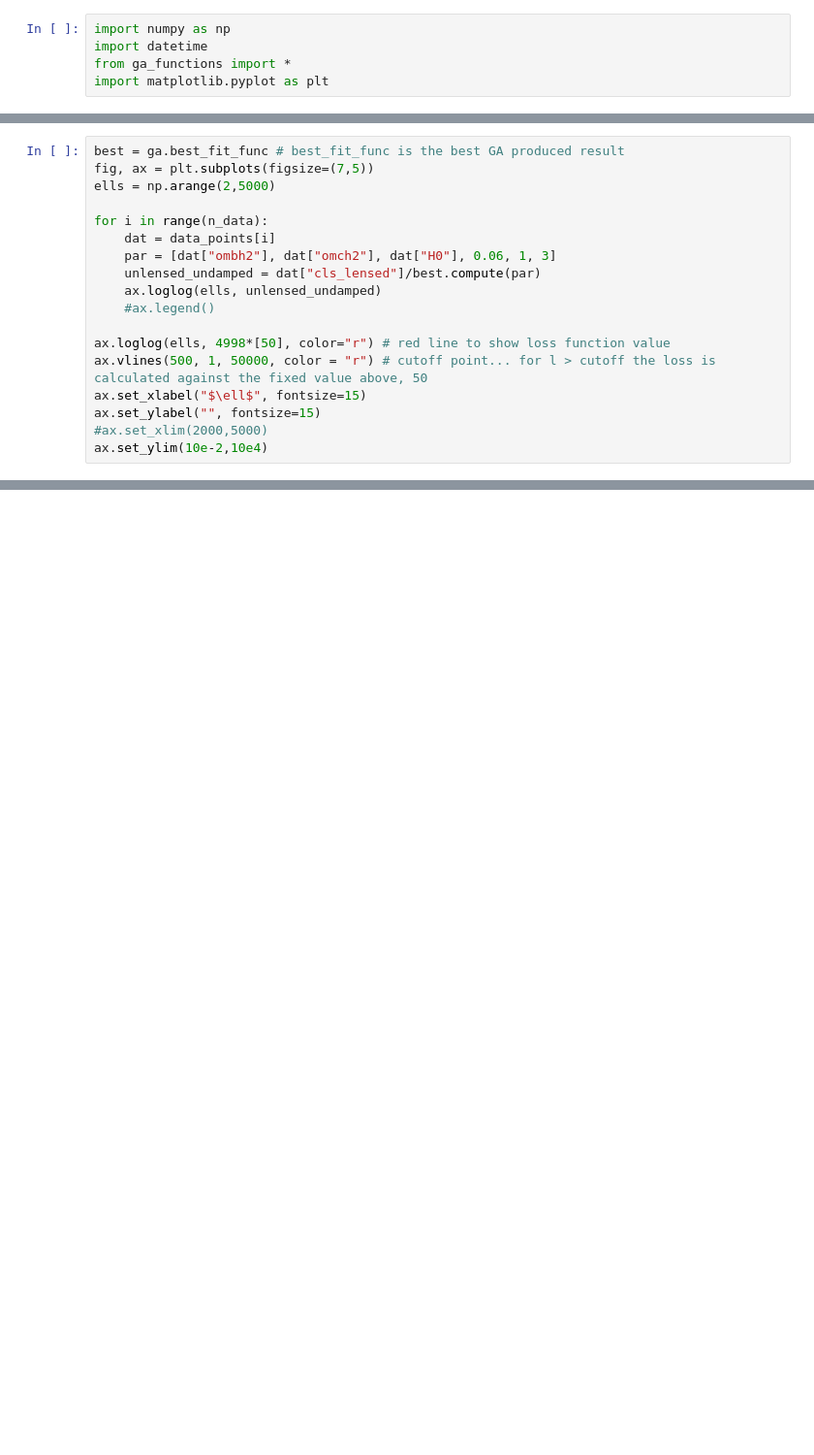
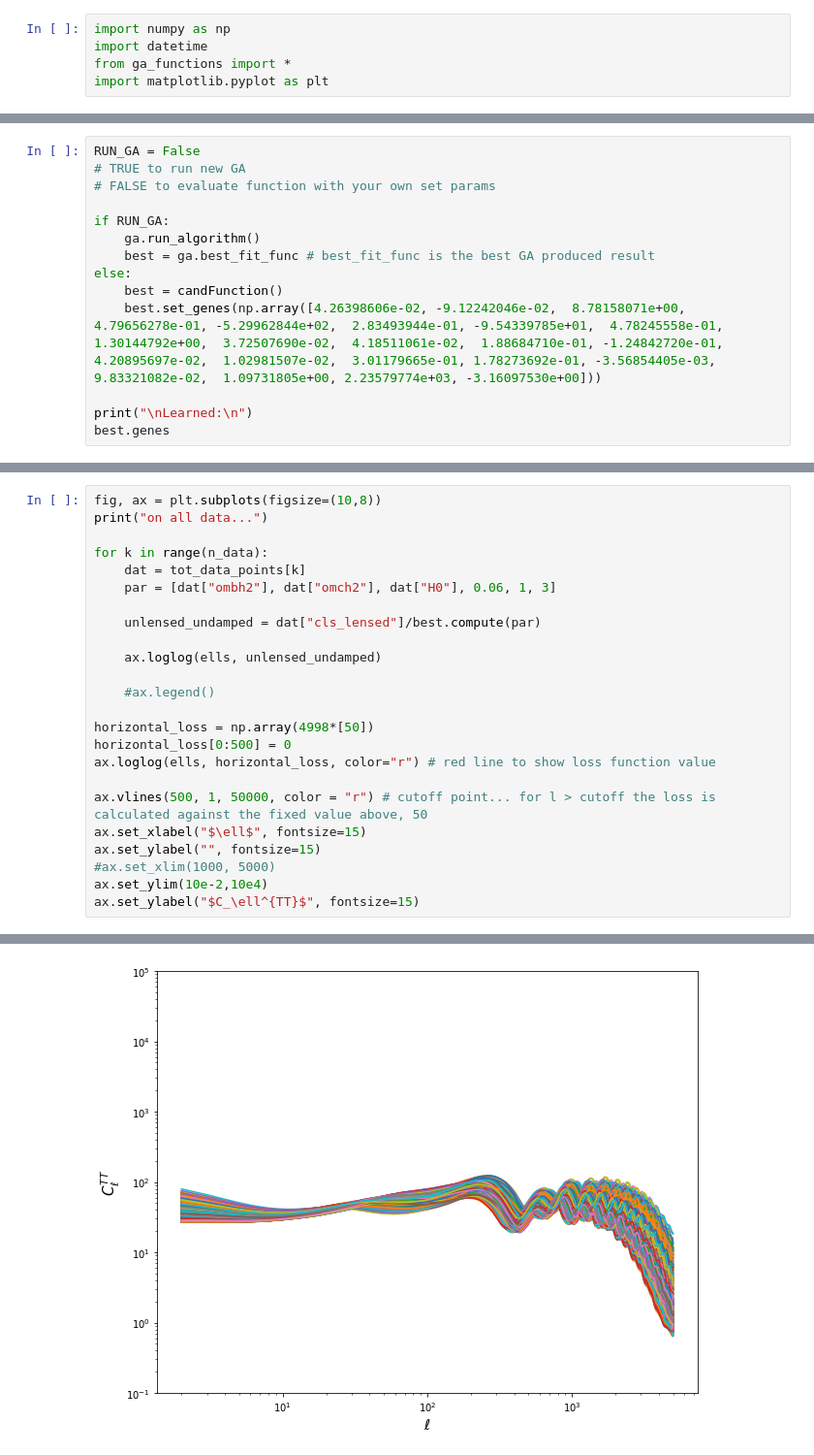
Before and after one commit to AmritpalSNijjar/cmb_lensing_tail, a Jupyter notebook: lensing_tail_fit.ipynb, the cells around one changed output, grey strips where cells are left out. Shown at 97% size. Cells and saved outputs as stored; diff of their text form; blank space fills up the shorter version.

Commit message:
updated to the GA algorithm and refined the lensing_tail_fit.ipynb file

```diff
--- a/lensing_tail_fit.ipynb
+++ b/lensing_tail_fit.ipynb
@@ -132,0 +97,14 @@ print(ga.best_fit_func.genes)
+# %%
+RUN_GA = False
+# TRUE to run new GA
+# FALSE to evaluate function with your own set params
+
+if RUN_GA:
+    ga.run_algorithm()
+    best = ga.best_fit_func # best_fit_func is the best GA produced result
+else:
+    best = candFunction()
+    best.set_genes(np.array([4.26398606e-02, -9.12242046e-02,  8.78158071e+00,  4.79656278e-01, -5.29962844e+02,  2.83493944e-01, -9.54339785e+01,  4.78245558e-01, 1.30144792e+00,  3.72507690e-02,  4.18511061e-02,  1.88684710e-01, -1.24842720e-01,  4.20895697e-02,  1.02981507e-02,  3.01179665e-01, 1.78273692e-01, -3.56854405e-03,  9.83321082e-02,  1.09731805e+00, 2.23579774e+03, -3.16097530e+00]))
+
+print("\nLearned:\n")
+best.genes
@@ -133,18 +181,25 @@ print(ga.best_fit_func.genes)
 # %%
-best = ga.best_fit_func # best_fit_func is the best GA produced result
-fig, ax = plt.subplots(figsize=(7,5))
-ells = np.arange(2,5000)
+fig, ax = plt.subplots(figsize=(10,8))
+print("on all data...")
 
-for i in range(n_data):
-    dat = data_points[i]
+for k in range(n_data):
+    dat = tot_data_points[k]
     par = [dat["ombh2"], dat["omch2"], dat["H0"], 0.06, 1, 3]
+
     unlensed_undamped = dat["cls_lensed"]/best.compute(par)
+
     ax.loglog(ells, unlensed_undamped)
+
     #ax.legend()
 
-ax.loglog(ells, 4998*[50], color="r") # red line to show loss function value
+horizontal_loss = np.array(4998*[50])
+horizontal_loss[0:500] = 0
+ax.loglog(ells, horizontal_loss, color="r") # red line to show loss function value
+
 ax.vlines(500, 1, 50000, color = "r") # cutoff point... for l > cutoff the loss is calculated against the fixed value above, 50
 ax.set_xlabel("$\ell$", fontsize=15)
 ax.set_ylabel("", fontsize=15)
-#ax.set_xlim(2000,5000)
+#ax.set_xlim(1000, 5000)
 ax.set_ylim(10e-2,10e4)
+ax.set_ylabel("$C_\ell^{TT}$", fontsize=15)
+# %% [output]
@@ -150,0 +208 @@ ax.set_ylim(10e-2,10e4)
+[figure, added]
```
Also changed, not shown: parts of 17 cells of this notebook, 5 other files.
